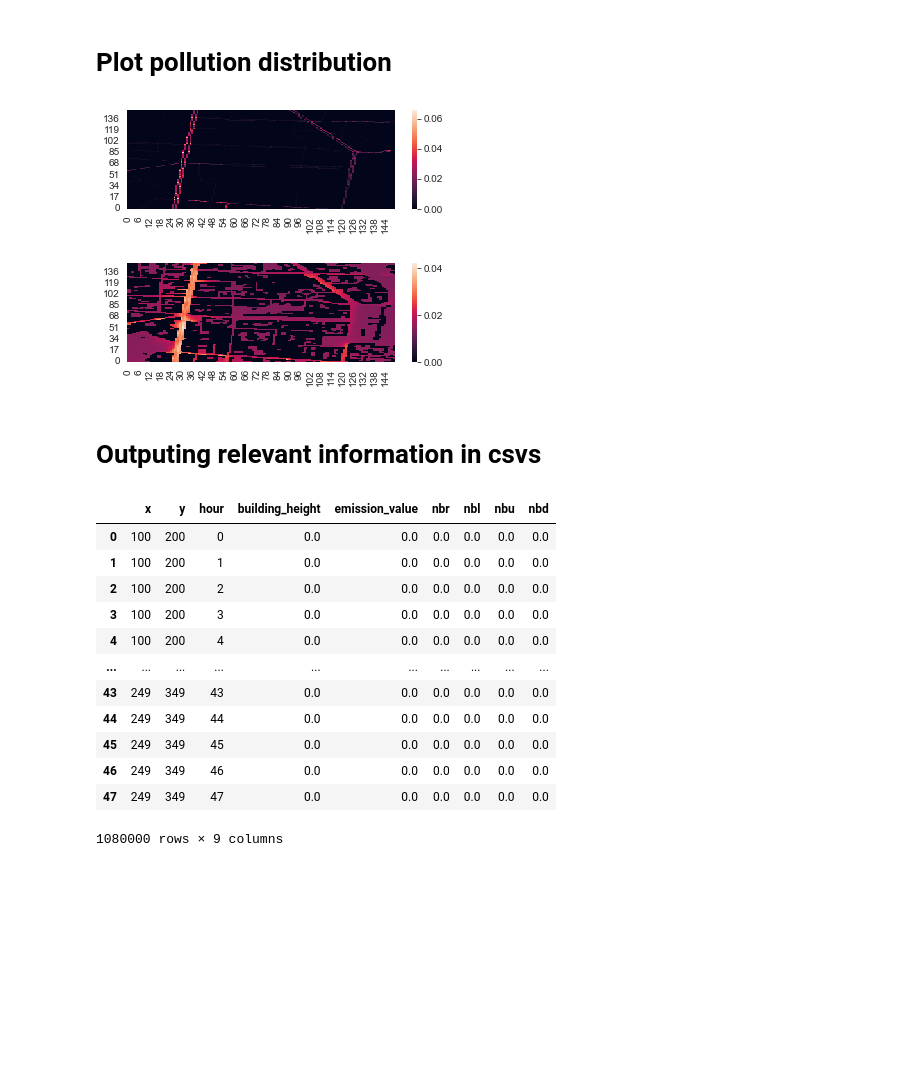
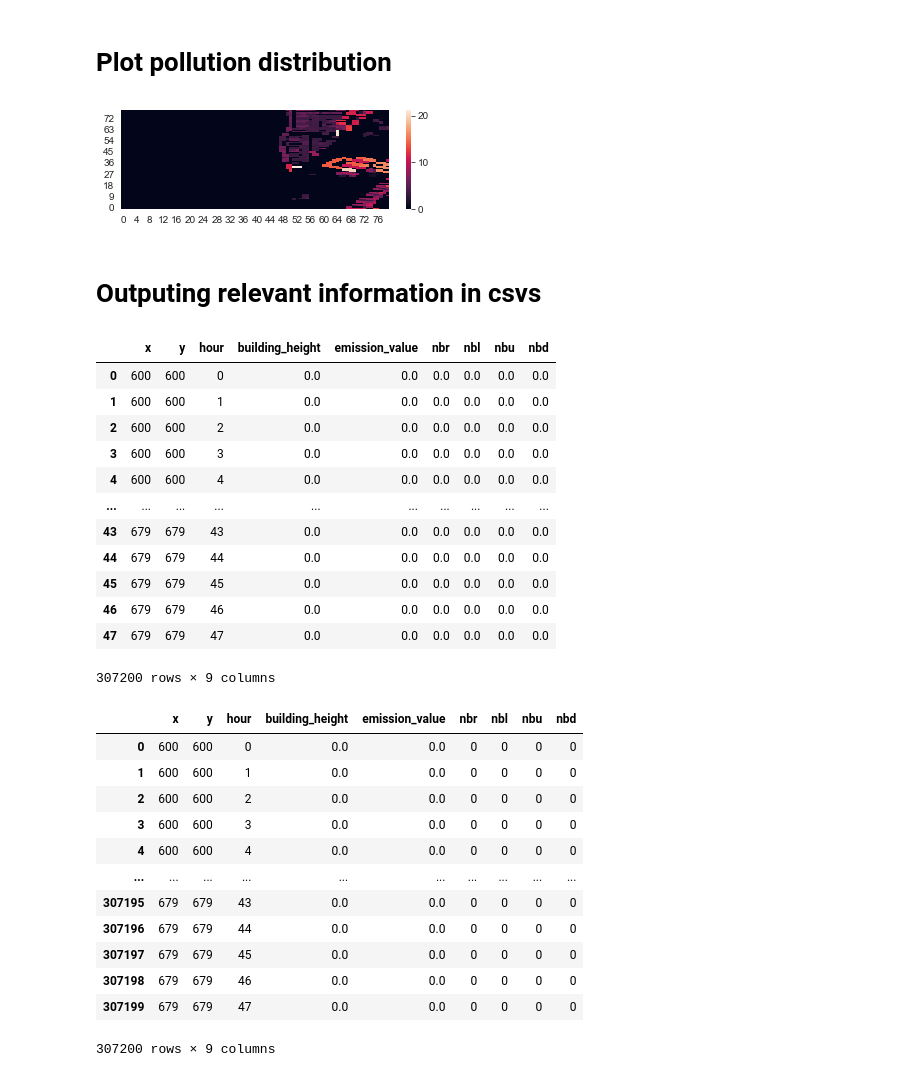
Before and after one commit to zlukich/no_palm, a Jupyter notebook: netcdf_reader.ipynb, the cells around one changed output. Cells and saved outputs as stored; diff of their text form; code cells hidden in the pictures; blank space fills up the shorter version.

```diff
--- a/netcdf_reader.ipynb
+++ b/netcdf_reader.ipynb
@@ -147,6 +314,6 @@ def complete_df_with_neighbours(df):
 # %% [markdown]
 ## Chemistry
 # %%
-ds = nc.Dataset("../data/photoshade_6km10m_lod2_chemistry.nc")
+ds = nc.Dataset("../data/VALM01_v2_chemistry_N02.nc")
 # %% [markdown]
 ## Static
@@ -153,8 +339,8 @@ ds = nc.Dataset("../data/photoshade_6km10m_lod2_chemistry.nc")
 # %%
-ds_static = nc.Dataset("../data/photoshade_6km10m_lod2_static.nc")
+ds_static = nc.Dataset("../data/VALM01_v2_static.nc")
 buildings = pd.DataFrame(ds_static["buildings_2d"][:,:].data)
 buildings = buildings.melt(var_name = "x",value_name = "building_height")
-buildings["y"] = [i%672 for i in range(buildings.shape[0])]
+buildings["y"] = [i%2440 for i in range(buildings.shape[0])]
 new_cols_order = ["x","y","building_height"]
 buildings = buildings[new_cols_order]
 buildings.replace(-9999,0,inplace=True) # because strange values where there are no pollutants
@@ -255,7 +377,7 @@ test.shape
 # %%
 result_nspecies = pd.DataFrame()
-xrange = [i for i in range(100,250,1)] # Subsetting specific grid part
-yrange = [i for i in range(200,350,1)] # Subsetting specific grid part
+xrange = [i for i in range(600,680,1)] # Subsetting specific grid part
+yrange = [i for i in range(600,680,1)] # Subsetting specific grid part
 for i in range(48):
     pd_ihour_nspecies = pd.DataFrame(ds["emission_values"][i,0,yrange,xrange,0].data) #[hour,z,y,x,species]
     pd_ihour_nspecies.index = yrange
@@ -266,8 +388,10 @@ for i in range(48):
     #pd_ihour_nspecies = pd_ihour_nspecies.sort_values(["x","y"])
     #buildings = buildings.sort_values(["x","y"])
     #pd_ihour_nspecies["building_height"] = buildings["building_height"]
-    pd_ihour_nspecies=pd.merge(pd_ihour_nspecies,buildings, how= "inner",on = ["x","y"])
+    #pd_ihour_nspecies=pd.merge(pd_ihour_nspecies,buildings, how= "inner",on = ["x","y"])
     result_nspecies= pd.concat([result_nspecies,pd_ihour_nspecies])
+
+result_nspecies=pd.merge(result_nspecies,buildings, how= "inner",on = ["x","y"])
 # %%
 #result_nspecies["building_height"] = buildings.loc[(buildings["x"]<50) & (buildings["y"]<50)]["building_height"]
 new_cols_order = ["x","y","hour","building_height","emission_value"]
@@ -383,10 +503,9 @@ def make_heatmap_from_pd(result_dataframe,hour,target_name = "emission_value"):
 # %%
 #plotting
 hour = 36
 plt.subplot(2,1,1)
-make_heatmap_from_pd(result_nspecies,hour,target_name="emission_value")
-plt.subplot(2,1,2)
-make_heatmap_from_pd(result_1species_output,hour,target_name="emission_value")
+make_heatmap_from_pd(result_nspecies,hour,target_name="building_height")
+#plt.subplot(2,1,2)
+#make_heatmap_from_pd(result_1species_output,hour,target_name="emission_value")
 # %% [output]
-[figure, old version]
+[figure, new version]
-[figure, removed]
@@ -423,18 +538,35 @@ completed_1species = complete_df_with_neighbours(result_nspecies)
 completed_1species
 # %% [output]
 |  | x | y | hour | building_height | emission_value | nbr | nbl | nbu | nbd |
-| 0 | 100 | 200 | 0 | 0.0 | 0.0 | 0.0 | 0.0 | 0.0 | 0.0 |
-| 1 | 100 | 200 | 1 | 0.0 | 0.0 | 0.0 | 0.0 | 0.0 | 0.0 |
-| 2 | 100 | 200 | 2 | 0.0 | 0.0 | 0.0 | 0.0 | 0.0 | 0.0 |
-| 3 | 100 | 200 | 3 | 0.0 | 0.0 | 0.0 | 0.0 | 0.0 | 0.0 |
-| 4 | 100 | 200 | 4 | 0.0 | 0.0 | 0.0 | 0.0 | 0.0 | 0.0 |
+| 0 | 600 | 600 | 0 | 0.0 | 0.0 | 0.0 | 0.0 | 0.0 | 0.0 |
+| 1 | 600 | 600 | 1 | 0.0 | 0.0 | 0.0 | 0.0 | 0.0 | 0.0 |
+| 2 | 600 | 600 | 2 | 0.0 | 0.0 | 0.0 | 0.0 | 0.0 | 0.0 |
+| 3 | 600 | 600 | 3 | 0.0 | 0.0 | 0.0 | 0.0 | 0.0 | 0.0 |
+| 4 | 600 | 600 | 4 | 0.0 | 0.0 | 0.0 | 0.0 | 0.0 | 0.0 |
 | ... | ... | ... | ... | ... | ... | ... | ... | ... | ... |
-| 43 | 249 | 349 | 43 | 0.0 | 0.0 | 0.0 | 0.0 | 0.0 | 0.0 |
-| 44 | 249 | 349 | 44 | 0.0 | 0.0 | 0.0 | 0.0 | 0.0 | 0.0 |
-| 45 | 249 | 349 | 45 | 0.0 | 0.0 | 0.0 | 0.0 | 0.0 | 0.0 |
-| 46 | 249 | 349 | 46 | 0.0 | 0.0 | 0.0 | 0.0 | 0.0 | 0.0 |
-| 47 | 249 | 349 | 47 | 0.0 | 0.0 | 0.0 | 0.0 | 0.0 | 0.0 |
+| 43 | 679 | 679 | 43 | 0.0 | 0.0 | 0.0 | 0.0 | 0.0 | 0.0 |
+| 44 | 679 | 679 | 44 | 0.0 | 0.0 | 0.0 | 0.0 | 0.0 | 0.0 |
+| 45 | 679 | 679 | 45 | 0.0 | 0.0 | 0.0 | 0.0 | 0.0 | 0.0 |
+| 46 | 679 | 679 | 46 | 0.0 | 0.0 | 0.0 | 0.0 | 0.0 | 0.0 |
+| 47 | 679 | 679 | 47 | 0.0 | 0.0 | 0.0 | 0.0 | 0.0 | 0.0 |
-1080000 rows × 9 columns
+307200 rows × 9 columns
+# %%
+completed_1species_opt = complete_df_with_neighbours_optimized(result_nspecies)
+completed_1species_opt
+# %% [output]
+|  | x | y | hour | building_height | emission_value | nbr | nbl | nbu | nbd |
+| 0 | 600 | 600 | 0 | 0.0 | 0.0 | 0 | 0 | 0 | 0 |
+| 1 | 600 | 600 | 1 | 0.0 | 0.0 | 0 | 0 | 0 | 0 |
+| 2 | 600 | 600 | 2 | 0.0 | 0.0 | 0 | 0 | 0 | 0 |
+| 3 | 600 | 600 | 3 | 0.0 | 0.0 | 0 | 0 | 0 | 0 |
+| 4 | 600 | 600 | 4 | 0.0 | 0.0 | 0 | 0 | 0 | 0 |
+| ... | ... | ... | ... | ... | ... | ... | ... | ... | ... |
+| 307195 | 679 | 679 | 43 | 0.0 | 0.0 | 0 | 0 | 0 | 0 |
+| 307196 | 679 | 679 | 44 | 0.0 | 0.0 | 0 | 0 | 0 | 0 |
+| 307197 | 679 | 679 | 45 | 0.0 | 0.0 | 0 | 0 | 0 | 0 |
+| 307198 | 679 | 679 | 46 | 0.0 | 0.0 | 0 | 0 | 0 | 0 |
+| 307199 | 679 | 679 | 47 | 0.0 | 0.0 | 0 | 0 | 0 | 0 |
+307200 rows × 9 columns
 # %%
 completed_1species_out = complete_df_with_neighbours(result_1species_output)
 completed_1species_out
```
Also changed, not shown: parts of 28 cells of this notebook, 3 other files.
